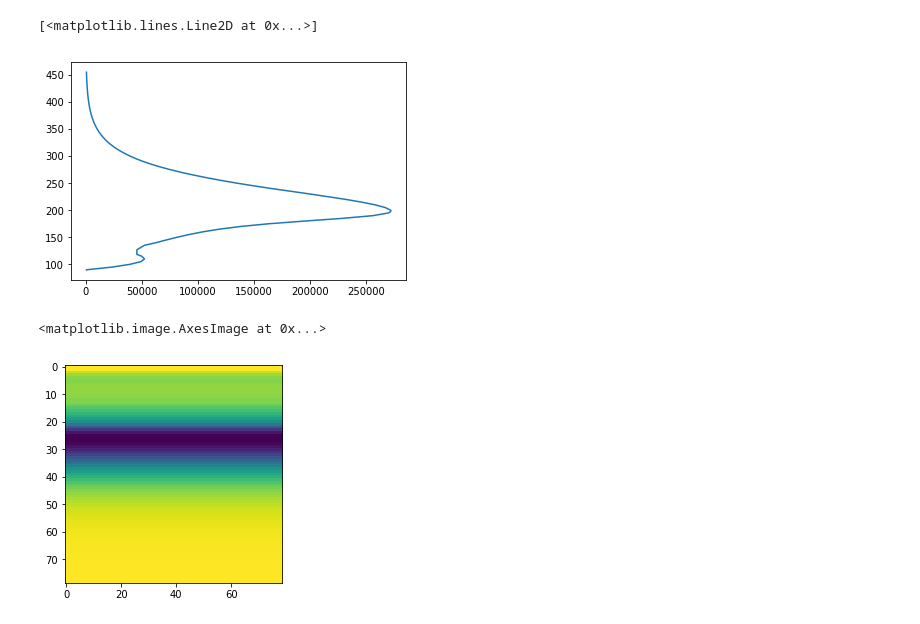
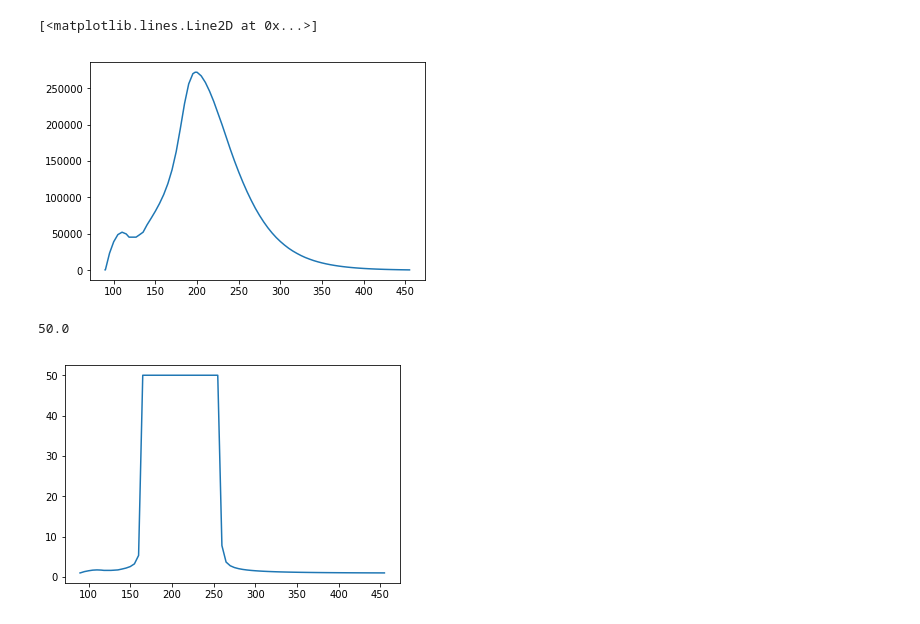
Before and after one commit to blair3sat/irss, a Jupyter notebook: sim2d.ipynb, the cells around one changed output. Saved outputs shown, nothing was run; the diff lists cells and outputs as text; code cells hidden in the pictures.

```diff
--- a/sim2d.ipynb
+++ b/sim2d.ipynb
@@ -17,35 +17,35 @@ with open('data/ukssd/NHPC_Profiles-20190126120000-30611') as fi:
 
     for line in fi:
         if hli == 0:
             [loc_name, loc_id, date, time] = line.split()
             loc_id = loc_id[1:-2]
             hli = 1
             continue
 
         elif hli < 4:
             hli += 1
             continue
 
         elif line == '===\n':
             ofn = 'data/processed/' + loc_id + '_' + date + '_' + time + '.csv'
             if len(rep) > 0 and rep[0] != '\n':
                 with open(ofn, 'w') as fo:
                     fo.write('Height,Frequency,Density\n')
                     for ol in rep:
                         op = ''
                         for os in ol.split():
                             op += os + ','
                         fo.write(op[0:-1] + '\n')
             hli = 0
             rep.clear()
         else:
             rep.append(line)
 
 df = pd.read_csv('data/processed/mo155_2019-01-26_12:01:00.csv')
-plt.plot(df['Density'], df['Height'])
+plt.plot(df['Height'],df['Density'])
 # %% [output]
 [<matplotlib.lines.Line2D at 0x...>]
-[figure, old version]
+[figure, new version]
 # %%
 E_CHARGE = 1.60217662e-19 # coulombs
 E_MASS = 9.109e-31 # kg
@@ -53,30 +53,41 @@ EPSILON_0 = 8.854187817e-12 # F m^−1
 
 
 def count2omega_p(count):
-    return np.sqrt(count * (E_CHARGE ** 2) / EPSILON_0 / E_MASS)
+    return np.sqrt(count * 10e5 * (E_CHARGE ** 2) / EPSILON_0 / E_MASS)
 
 
 def freq2omega(freq):
     return 2 * np.pi * freq
 
 
-def omegas2n(omega_p, omega):
+def omegas2perm(omega_p, omega):
     return np.sqrt(1 - (omega_p ** 2) / (omega ** 2))
 
+def perm2n(perm):
+    return np.sqrt(perm)
+
+def ind(omega_p, omega):
+    return (1/np.sqrt(1 - (omega_p/omega)))
 
 # Assume for now we're TX at 10 MHz
 # Calculate index of refraction
-tx_freq = 5e6 # hz
-index = omegas2n(count2omega_p(df['Density']), freq2omega(tx_freq))
-plt.plot(index, df['Height'])
+tx_freq = 3e6 # hz
+perm = omegas2perm(count2omega_p(df['Density']), freq2omega(tx_freq))
+#index = perm2n(perm)
+index = ind(count2omega_p(df['Density']), freq2omega(tx_freq))
+# index = np.nan_to_num(index)
+index[np.isnan(index)] = 50
+plt.plot(df['Height'],index)
+print(index[30])
 
 # Expand n(h) to n(x,y)
 i2d = np.tile(np.array([index]).transpose(), (1, len(index)))
-plt.imshow(i2d)
+#plt.plot(df['Height'], i2d)
+#plt.imshow(i2d)
 
 # Noise n(x,y)
 # %% [output]
-<matplotlib.image.AxesImage at 0x...>
+50.0
-[figure, old version]
+[figure, new version]
 # %%
 X, Y = np.meshgrid(np.linspace(0,450,len(index)), np.linspace(0,450,len(index)))
```
Also changed, not shown: parts of 3 cells of this notebook.
